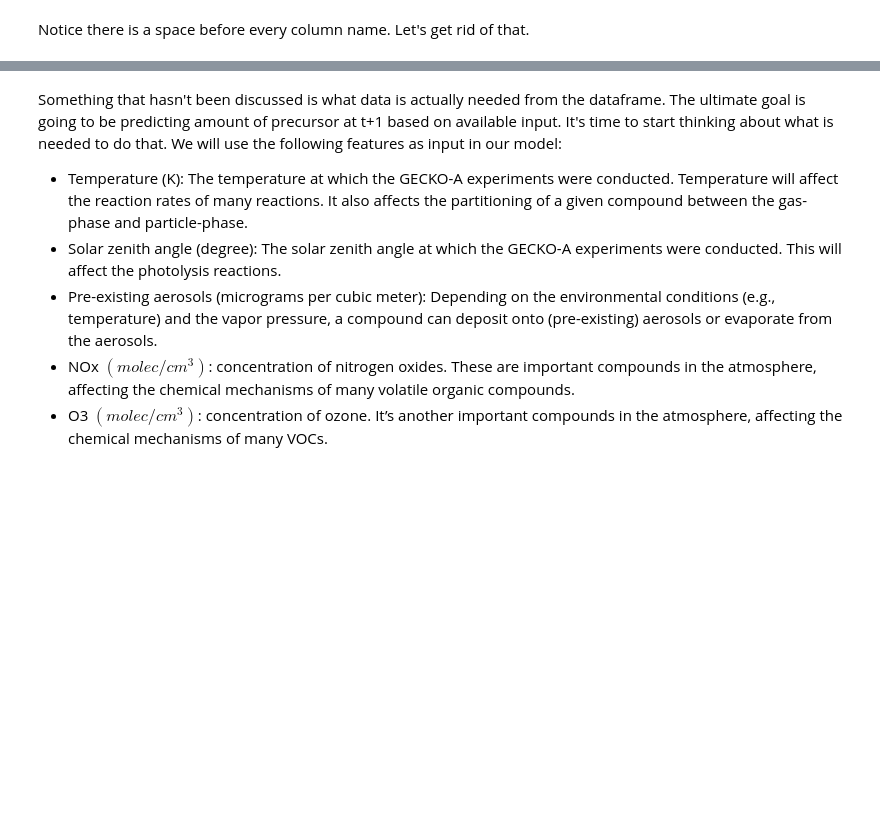
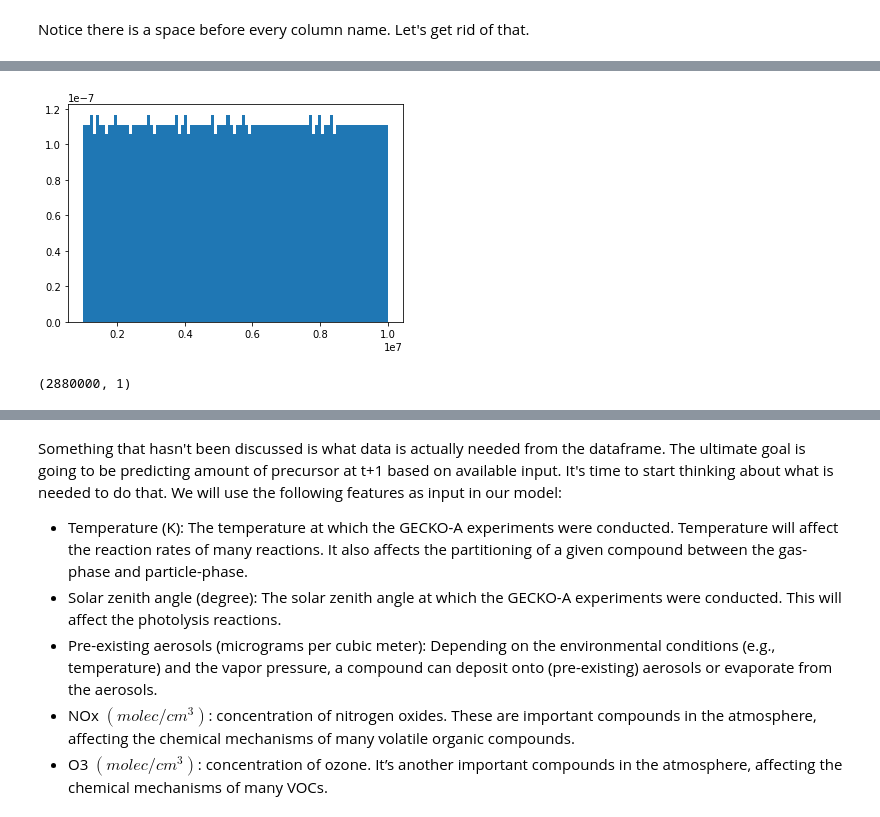
Before and after one commit to NCAR/ai4essportal, a Jupyter notebook: NB1_data_exploration.ipynb, the cells around one changed output, grey strips where cells are left out. Drawn from its saved outputs; the diff is of its cells as text; code cells hidden in the pictures; blank space fills up the shorter version.

```diff
--- a/NB1_data_exploration.ipynb
+++ b/NB1_data_exploration.ipynb
@@ -378,0 +366,2 @@ Notice there is a space before every column name. Let's get rid of that.
+# %%
+OH = new_dataFrame[new_dataFrame.columns[3:4]]
@@ -378,0 +384,8 @@ Notice there is a space before every column name. Let's get rid of that.
+# %%
+_ = plt.hist(OH, bins = 100, density=True)
+# %% [output]
+[figure, added]
+# %%
+OH.shape
+# %% [output]
+(2880000, 1)
```
Also changed, not shown: parts of 17 cells of this notebook.
